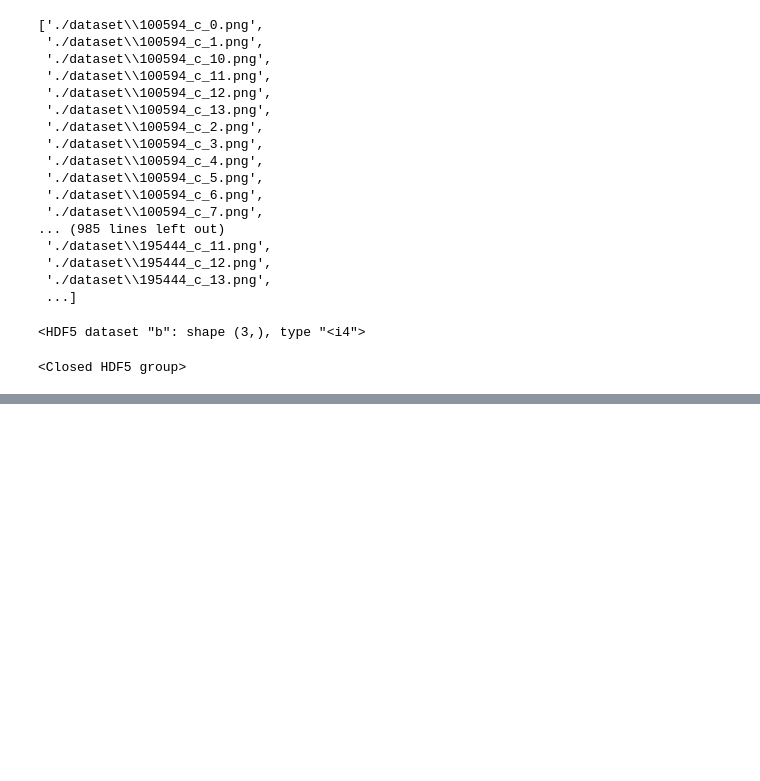
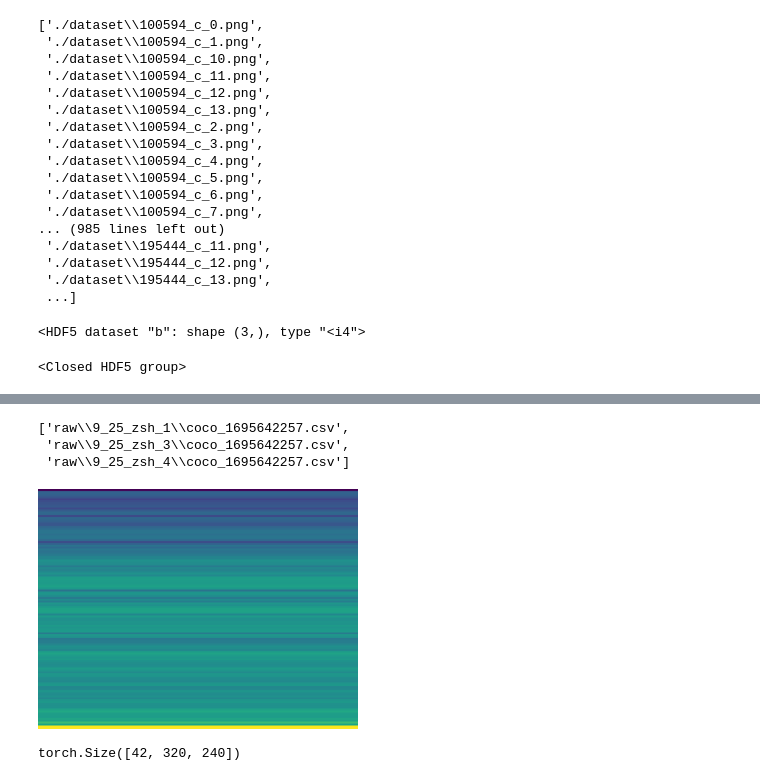
Before and after one commit to yoonhero/Braincoder, a Jupyter notebook: lol.ipynb, the cells around one changed output, grey strips where cells are left out. Cells and saved outputs as stored; diff of their text form; code cells hidden in the pictures; blank space fills up the shorter version.

```diff
--- a/lol.ipynb
+++ b/lol.ipynb
@@ -124,0 +164,6 @@ k
+# %%
+zsh_test
+# %% [output]
+['raw\\9_25_zsh_1\\coco_1695642257.csv',
+ 'raw\\9_25_zsh_3\\coco_1695642257.csv',
+ 'raw\\9_25_zsh_4\\coco_1695642257.csv']
@@ -124,0 +177,4 @@ k
+# %%
+a.resize((320, 240))
+# %% [output]
+[figure, added]
@@ -124,0 +194,4 @@ k
+# %%
+stacked.shape
+# %% [output]
+torch.Size([42, 320, 240])
```
Also changed, not shown: parts of 15 cells of this notebook, 11 other files.
